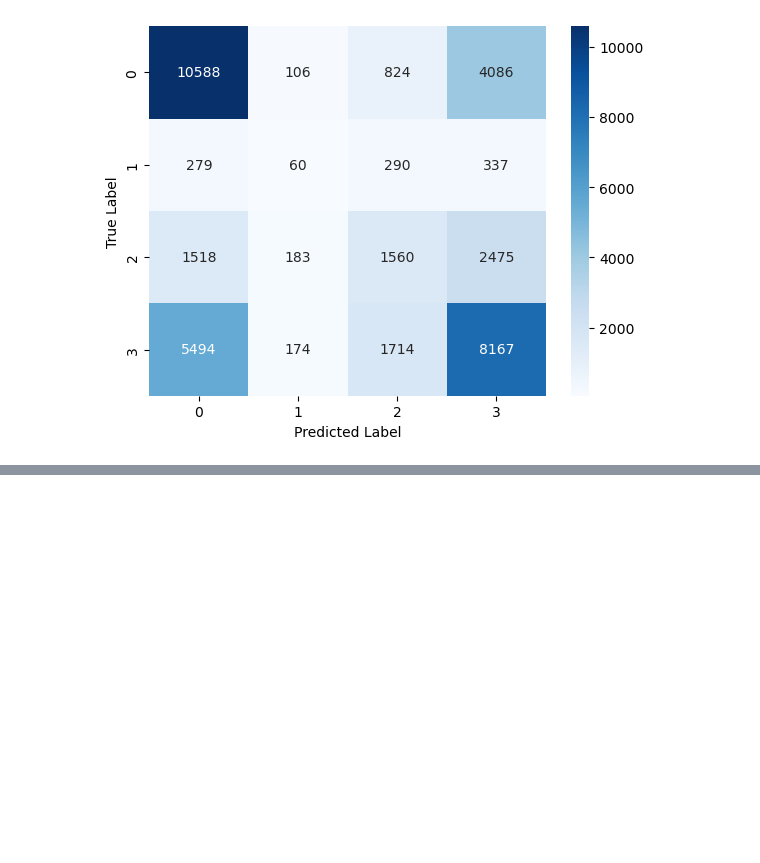
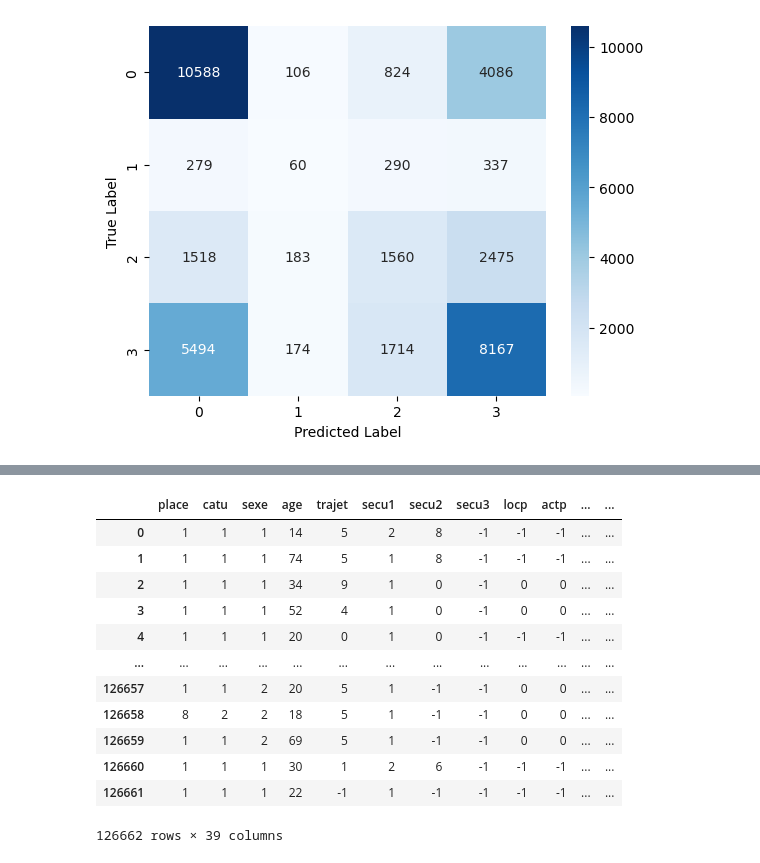
Before and after one commit to kerryghan-relot/LMU_BAM-Bilan-des-Accidents-Mortels, a Jupyter notebook: Template.ipynb, the cells around one changed output, grey strips where cells are left out. Saved outputs shown, nothing was run; the diff lists cells and outputs as text; code cells hidden in the pictures; blank space fills up the shorter version.

```diff
--- a/Template.ipynb
+++ b/Template.ipynb
@@ -194,0 +226,17 @@ weighted avg       0.52      0.54      0.53     37855
+# %%
+X = data.drop('grav', axis=1)
+X
+# %% [output]
+|  | place | catu | sexe | age | trajet | secu1 | secu2 | secu3 | locp | actp | ... | ... |
+| 0 | 1 | 1 | 1 | 14 | 5 | 2 | 8 | -1 | -1 | -1 | ... | ... |
+| 1 | 1 | 1 | 1 | 74 | 5 | 1 | 8 | -1 | -1 | -1 | ... | ... |
+| 2 | 1 | 1 | 1 | 34 | 9 | 1 | 0 | -1 | 0 | 0 | ... | ... |
+| 3 | 1 | 1 | 1 | 52 | 4 | 1 | 0 | -1 | 0 | 0 | ... | ... |
+| 4 | 1 | 1 | 1 | 20 | 0 | 1 | 0 | -1 | -1 | -1 | ... | ... |
+| ... | ... | ... | ... | ... | ... | ... | ... | ... | ... | ... | ... | ... |
+| 126657 | 1 | 1 | 2 | 20 | 5 | 1 | -1 | -1 | 0 | 0 | ... | ... |
+| 126658 | 8 | 2 | 2 | 18 | 5 | 1 | -1 | -1 | 0 | 0 | ... | ... |
+| 126659 | 1 | 1 | 2 | 69 | 5 | 1 | -1 | -1 | 0 | 0 | ... | ... |
+| 126660 | 1 | 1 | 1 | 30 | 1 | 2 | 6 | -1 | -1 | -1 | ... | ... |
+| 126661 | 1 | 1 | 1 | 22 | -1 | 1 | -1 | -1 | -1 | -1 | ... | ... |
+126662 rows × 39 columns
```
Also changed, not shown: parts of 19 cells of this notebook, 5 other files.
